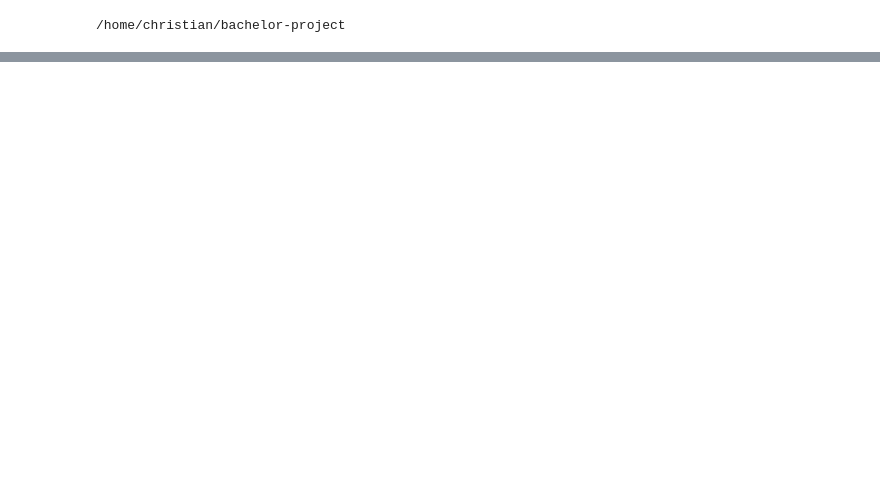
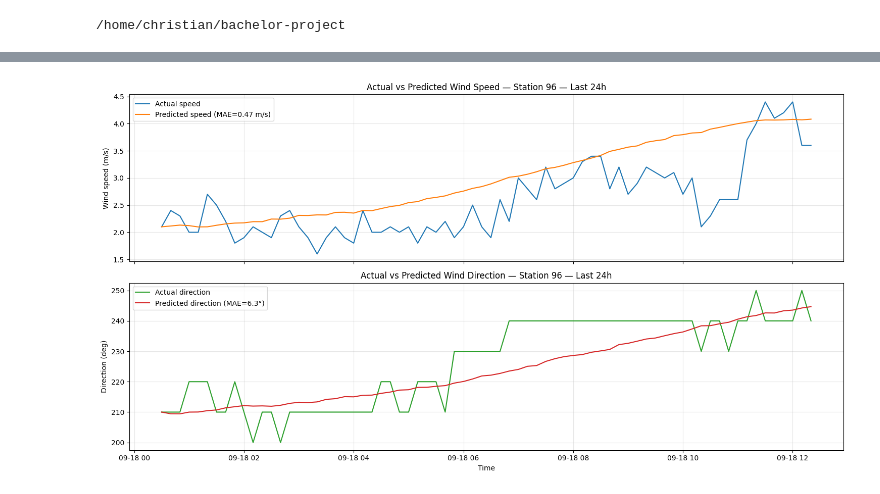
Before and after one commit to cedman98/bachelor-project, a Jupyter notebook: notebook/patch_model_check.ipynb, the cells around one changed output, grey strips where cells are left out. Drawn from its saved outputs; the diff is of its cells as text; code cells hidden in the pictures; blank space fills up the shorter version.

```diff
--- a/notebook/patch_model_check.ipynb
+++ b/notebook/patch_model_check.ipynb
@@ -198,0 +204,94 @@ else:
+# %%
+import matplotlib.pyplot as plt
+import pandas as pd
+import numpy as np
+
+# Overlay predictions vs real measurements at the same timestamps
+# - Requires variables: test_df (real), preds (predictions) with columns listed below
+# Columns expected:
+#   test_df: ['station_id', 'record_date', 'average_wind_speed', 'average_wind_direction']
+#   preds:   ['station_id', 'record_date', 'average_wind_speed_pred', 'average_wind_direction_pred']
+
+# Choose station and time window (hours)
+station_id = STATION_ID
+hours_window = 24
+
+# Defensive copies and dtype fixes
+_real = df_36h.copy()
+_pred = preds.copy()
+_real["record_date"] = pd.to_datetime(_real["record_date"])  # ensure datetime
+_pred["record_date"] = pd.to_datetime(_pred["record_date"])  # ensure datetime
+
+# Keep only necessary columns
+_real = _real[["station_id", "record_date", "average_wind_speed", "average_wind_direction"]]
+_pred = _pred[["station_id", "record_date", "average_wind_speed_pred", "average_wind_direction_pred"]]
+
+# If there are duplicate predictions per timestamp, keep the last (or you could average)
+_pred = (_pred
+    .sort_values(["station_id", "record_date"])
+    .drop_duplicates(subset=["station_id", "record_date"], keep="last")
+)
+
+# Inner-join on the same timestamp so we compare like-for-like
+merged = pd.merge(
+    _real, _pred,
+    on=["station_id", "record_date"],
+    how="inner"
+)
+
+# Focus on one station
+merged = merged[merged["station_id"] == station_id].sort_values("record_date")
+
+if merged.empty:
+    print(f"No overlapping timestamps between real and predicted for station {station_id}.")
+else:
+    # Filter to last N hours
+    end_time = merged["record_date"].max()
+    start_time = end_time - pd.Timedelta(hours=hours_window)
+    plot_df = merged[(merged["record_date"] >= start_time) & (merged["record_date"] <= end_time)].copy()
+
+    # --- Adjustment: Move first pred value to actual value, adjust all preds by the same diff ---
+    if not plot_df.empty:
+        # For wind speed
+        first_real_speed = plot_df.iloc[0]["average_wind_speed"]
+        first_pred_speed = plot_df.iloc[0]["average_wind_speed_pred"]
+        diff_speed = first_real_speed - first_pred_speed
+        plot_df["average_wind_speed_pred"] = plot_df["average_wind_speed_pred"] + diff_speed
+
+        # For wind direction (circular, so use minimal angle diff)
+        first_real_dir = plot_df.iloc[0]["average_wind_direction"]
+        first_pred_dir = plot_df.iloc[0]["average_wind_direction_pred"]
+        # Calculate minimal signed angle difference
+        diff_dir = (first_real_dir - first_pred_dir + 180) % 360 - 180
+        plot_df["average_wind_direction_pred"] = (plot_df["average_wind_direction_pred"] + diff_dir) % 360
+
+    # Metrics for the selection
+    mae_speed = (plot_df["average_wind_speed_pred"] - plot_df["average_wind_speed"]).abs().mean()
+    # Direction error (degrees) using minimal circular difference
+    ang_diff = (plot_df["average_wind_direction_pred"] - plot_df["average_wind_direction"]) % 360.0
+    ang_diff = np.where(ang_diff > 180.0, 360.0 - ang_diff, ang_diff)
+    mae_dir = np.mean(np.abs(ang_diff))
+
+    fig, axs = plt.subplots(2, 1, figsize=(15, 8), sharex=True)
+
+    # Speed overlay
+    axs[0].plot(plot_df["record_date"], plot_df["average_wind_speed"], label="Actual speed", color="tab:blue")
+    axs[0].plot(plot_df["record_date"], plot_df["average_wind_speed_pred"], label=f"Predicted speed (MAE={mae_speed:.2f} m/s)", color="tab:orange")
+    axs[0].set_ylabel("Wind speed (m/s)")
+    axs[0].set_title(f"Actual vs Predicted Wind Speed — Station {station_id} — Last {hours_window}h")
+    axs[0].legend()
+    axs[0].grid(True, alpha=0.3)
+
+    # Direction overlay
+    axs[1].plot(plot_df["record_date"], plot_df["average_wind_direction"], label="Actual direction", color="tab:green")
+    axs[1].plot(plot_df["record_date"], plot_df["average_wind_direction_pred"], label=f"Predicted direction (MAE={mae_dir:.1f}°)", color="tab:red")
+    axs[1].set_ylabel("Direction (deg)")
+    axs[1].set_title(f"Actual vs Predicted Wind Direction — Station {station_id} — Last {hours_window}h")
+    axs[1].legend()
+    axs[1].grid(True, alpha=0.3)
+
+    axs[-1].set_xlabel("Time")
+    plt.tight_layout()
+    plt.show()
+# %% [output]
+[figure, added]
```
Also changed, not shown: parts of 5 cells of this notebook, 2 other files.
